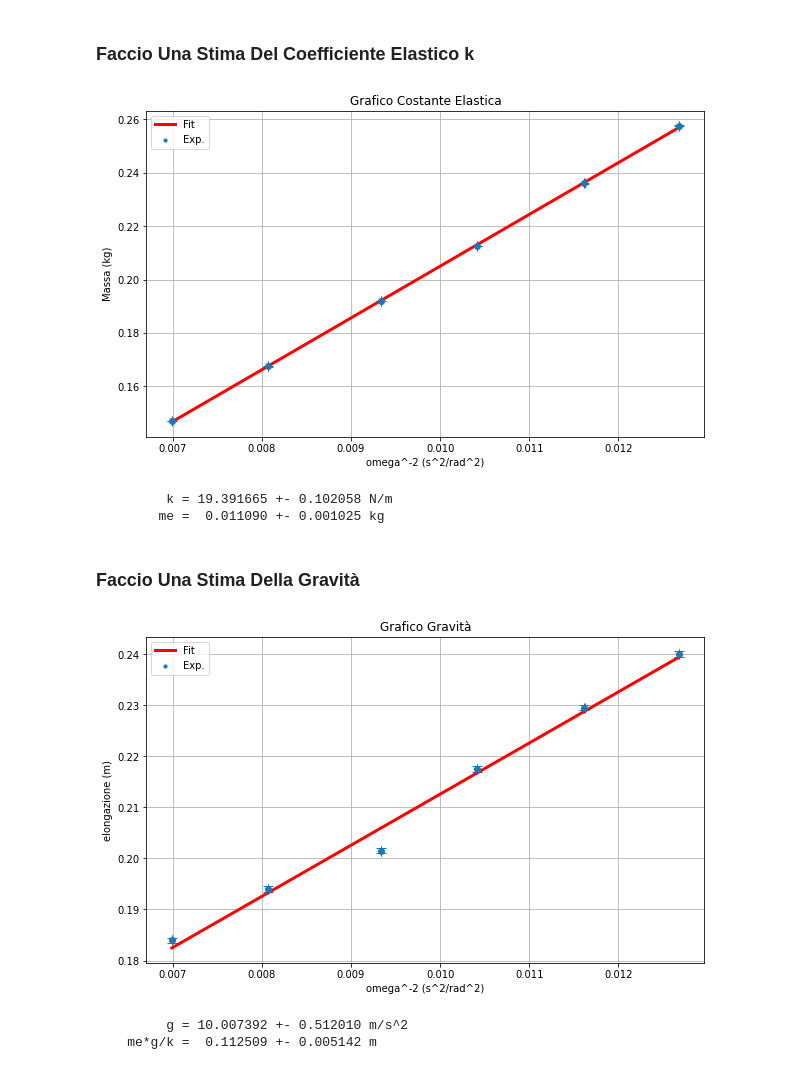
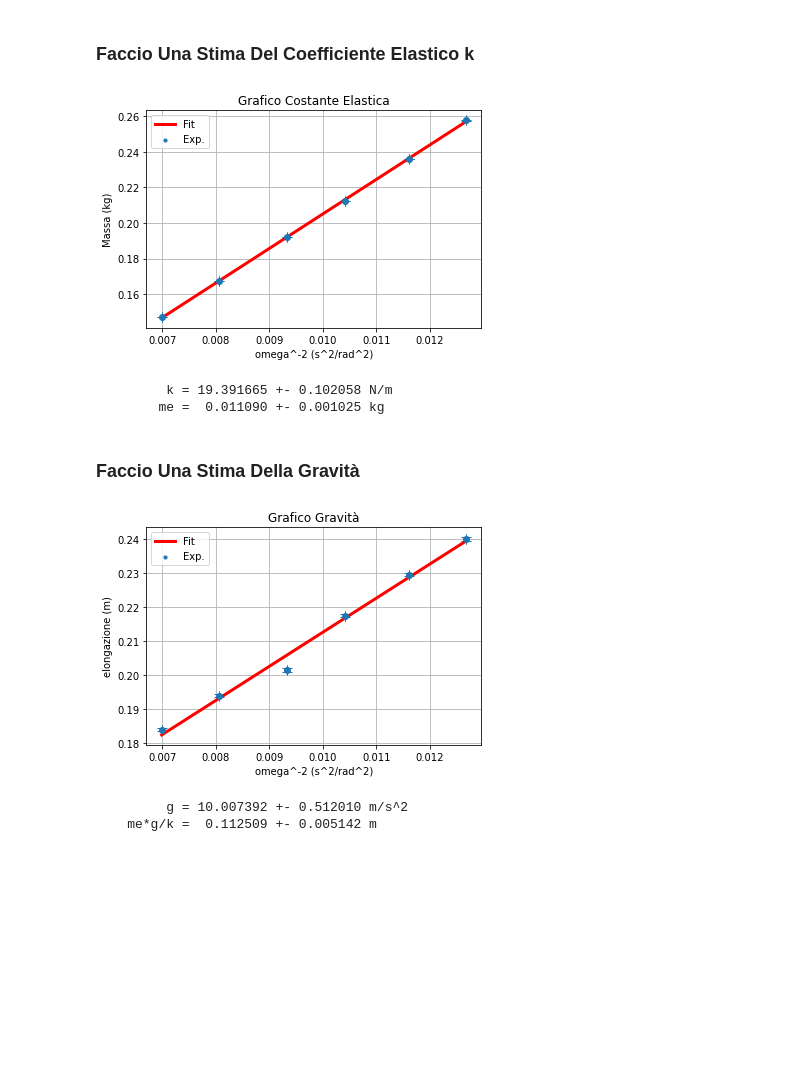
Before and after one commit to generalemike/Laboratorio-Fisica, a Jupyter notebook: EsperimentoOscillatoreArmonico/Codice/EsperimentoOscillatoreArmonico.ipynb, the cells around one changed output. Drawn from its saved outputs; the diff is of its cells as text; code cells hidden in the pictures; blank space fills up the shorter version.

```diff
--- a/EsperimentoOscillatoreArmonico/Codice/EsperimentoOscillatoreArmonico.ipynb
+++ b/EsperimentoOscillatoreArmonico/Codice/EsperimentoOscillatoreArmonico.ipynb
@@ -65,10 +65,10 @@ def retta(x,A,B):
 
 def fitplot(x, y, xerr, yerr, print_output=True):
 
-  plt.figure(figsize=(10, 6))
   popt, pcov = curve_fit(retta, x, y)
 
   #plotting fit result
+  plt.figure()
   plt.errorbar(x, y, xerr=xerr, yerr=yerr, linestyle='None', capsize=5, marker='o')
   plt.scatter(x,y,s=10,label="Exp.")
   plt.plot(x,retta(x,popt[0],popt[1]),color=[1,0,0],label="Fit",linewidth=3)
@@ -300,38 +300,35 @@ def fitplot(A, B, print_output=True, plot_guess=False):
   guess = np.array([A,B]) #array of initial guesses
   bounds = ([-np.inf,-np.inf], [np.inf,np.inf])
 
-  global popt, pcov    #declare fit results as global variables
-
-  plt.figure(figsize=(10, 6))
-
   popt, pcov = curve_fit(retta, x, y, p0=guess, bounds=bounds)
 
   if plot_guess:
     plt.plot(t, retta(t, guess[0], guess[1]),'--', color=[0.3,0.7,0], label="Guess", linewidth=2) # plot guess
 
 
   #plotting fit result
+  plt.figure()
   plt.errorbar(x, y, xerr=xerr, yerr=yerr, linestyle='None', capsize=5, marker='o')
   plt.scatter(x,y,s=10,label="Exp.")     #plot data points without errorbars
   plt.plot(x,retta(x,popt[0],popt[1]),color=[1,0,0],label="Fit",linewidth=3)
   plt.xlabel("omega^-2 (s^2/rad^2)")
   plt.ylabel("Massa (kg)")
   plt.grid(which='both')
   plt.title("Grafico Costante Elastica")
   plt.legend()
   plt.show()
 
 
   if print_output:
     label = ["k", "me"]
     unit = ["N/m", "kg"]
     for l, v, e, u in zip(label, popt, np.sqrt(np.diag(pcov)), unit) :
       print("%10s = %9.6f +- %7.6f %s" % (l ,v, e, u))
     print("\n")
 
 fitplot(0, 0)
 # %% [output]
-[figure, old version]
+[figure, new version]
          k = 19.391665 +- 0.102058 N/m
         me =  0.011090 +- 0.001025 kg
 # %% [markdown]
@@ -359,10 +356,6 @@ def fitplot(A, B, print_output=True, plot_guess=False):
   guess = np.array([A,B]) #array of initial guesses
   bounds = ([-np.inf,-np.inf], [np.inf,np.inf])
 
-  global popt, pcov    #declare fit results as global variables
-
-  plt.figure(figsize=(10, 6))
-
   popt, pcov = curve_fit(retta, x, y, p0=guess, bounds=bounds)
 
   if plot_guess:
@@ -370,6 +363,7 @@ def fitplot(A, B, print_output=True, plot_guess=False):
 
 
   #plotting fit result
+  plt.figure()
   plt.errorbar(x, y, xerr=xerr, yerr=yerr, linestyle='None', capsize=5, marker='o')
   plt.scatter(x,y,s=10,label="Exp.")     #plot data points without errorbars
   plt.plot(x,retta(x,popt[0],popt[1]),color=[1,0,0],label="Fit",linewidth=3)
@@ -390,6 +384,6 @@ def fitplot(A, B, print_output=True, plot_guess=False):
 
 fitplot(0, 0)
 # %% [output]
-[figure, old version]
+[figure, new version]
          g = 10.007392 +- 0.512010 m/s^2
     me*g/k =  0.112509 +- 0.005142 m
```
Also changed, not shown: parts of 1 cell of this notebook.
